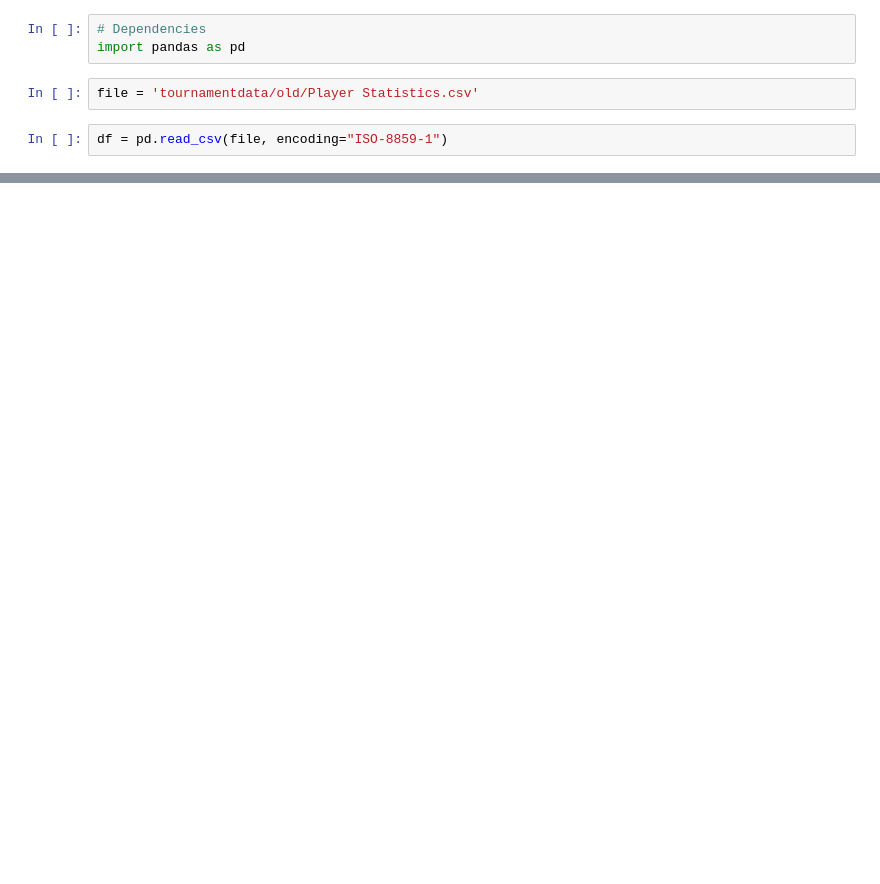
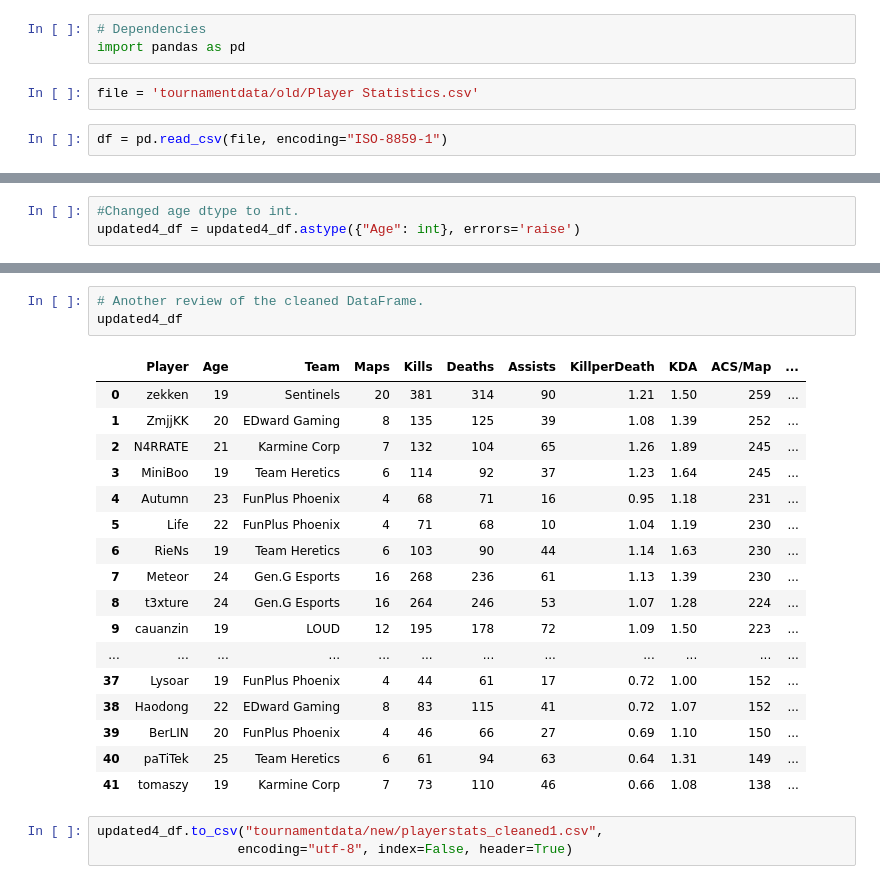
Before and after one commit to azrielmt/vct-masters-madrid-data, a Jupyter notebook: data.ipynb, the cells around one changed output, grey strips where cells are left out. Cells and saved outputs as stored; diff of their text form; blank space fills up the shorter version.

Commit message:
Cleaned DataFrame and created new CSV

```diff
--- a/data.ipynb
+++ b/data.ipynb
@@ -49,0 +181,3 @@ memory usage: 5.0+ KB
+# %%
+#Changed age dtype to int.
+updated4_df = updated4_df.astype({"Age": int}, errors='raise')
@@ -49,0 +201,24 @@ memory usage: 5.0+ KB
+# %%
+# Another review of the cleaned DataFrame.
+updated4_df
+# %% [output]
+|  | Player | Age | Team | Maps | Kills | Deaths | Assists | KillperDeath | KDA | ACS/Map | ... |
+| 0 | zekken | 19 | Sentinels | 20 | 381 | 314 | 90 | 1.21 | 1.50 | 259 | ... |
+| 1 | ZmjjKK | 20 | EDward Gaming | 8 | 135 | 125 | 39 | 1.08 | 1.39 | 252 | ... |
+| 2 | N4RRATE | 21 | Karmine Corp | 7 | 132 | 104 | 65 | 1.26 | 1.89 | 245 | ... |
+| 3 | MiniBoo | 19 | Team Heretics | 6 | 114 | 92 | 37 | 1.23 | 1.64 | 245 | ... |
+| 4 | Autumn | 23 | FunPlus Phoenix | 4 | 68 | 71 | 16 | 0.95 | 1.18 | 231 | ... |
+| 5 | Life | 22 | FunPlus Phoenix | 4 | 71 | 68 | 10 | 1.04 | 1.19 | 230 | ... |
+| 6 | RieNs | 19 | Team Heretics | 6 | 103 | 90 | 44 | 1.14 | 1.63 | 230 | ... |
+| 7 | Meteor | 24 | Gen.G Esports | 16 | 268 | 236 | 61 | 1.13 | 1.39 | 230 | ... |
+| 8 | t3xture | 24 | Gen.G Esports | 16 | 264 | 246 | 53 | 1.07 | 1.28 | 224 | ... |
+| 9 | cauanzin | 19 | LOUD | 12 | 195 | 178 | 72 | 1.09 | 1.50 | 223 | ... |
+| ... | ... | ... | ... | ... | ... | ... | ... | ... | ... | ... | ... |
+| 37 | Lysoar | 19 | FunPlus Phoenix | 4 | 44 | 61 | 17 | 0.72 | 1.00 | 152 | ... |
+| 38 | Haodong | 22 | EDward Gaming | 8 | 83 | 115 | 41 | 0.72 | 1.07 | 152 | ... |
+| 39 | BerLIN | 20 | FunPlus Phoenix | 4 | 46 | 66 | 27 | 0.69 | 1.10 | 150 | ... |
+| 40 | paTiTek | 25 | Team Heretics | 6 | 61 | 94 | 63 | 0.64 | 1.31 | 149 | ... |
+| 41 | tomaszy | 19 | Karmine Corp | 7 | 73 | 110 | 46 | 0.66 | 1.08 | 138 | ... |
+# %%
+updated4_df.to_csv("tournamentdata/new/playerstats_cleaned1.csv",
+                  encoding="utf-8", index=False, header=True)
```
Also changed, not shown: parts of 12 cells of this notebook, 1 other file.
